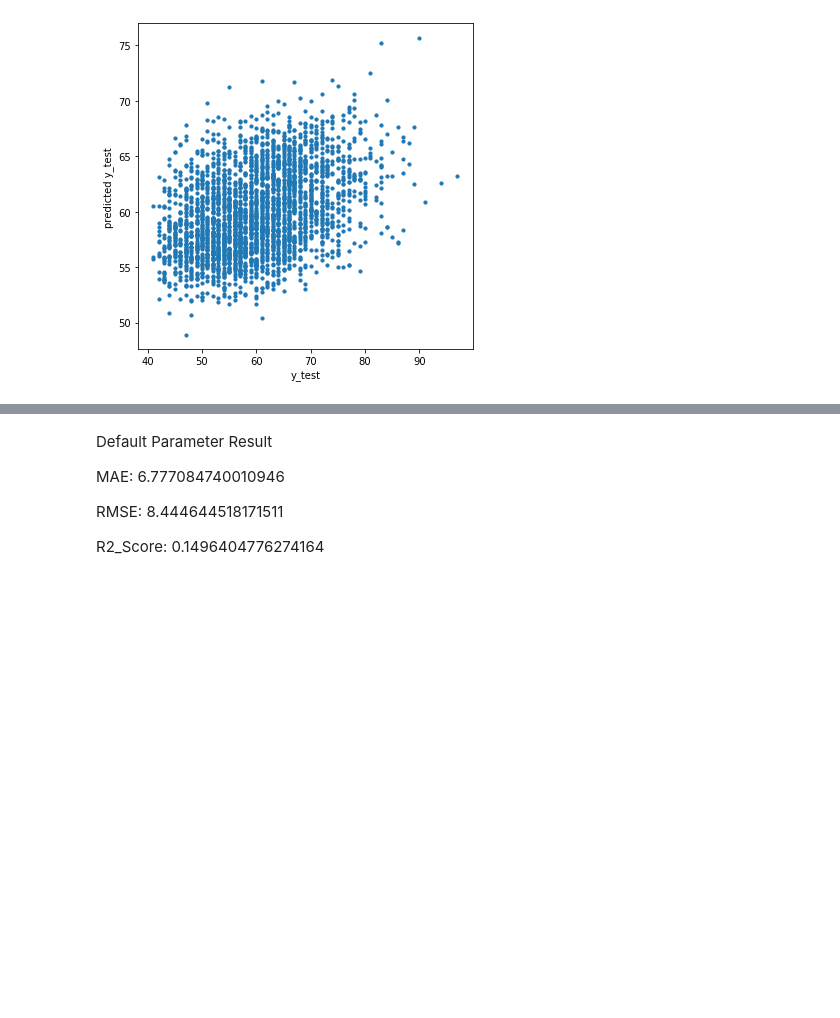
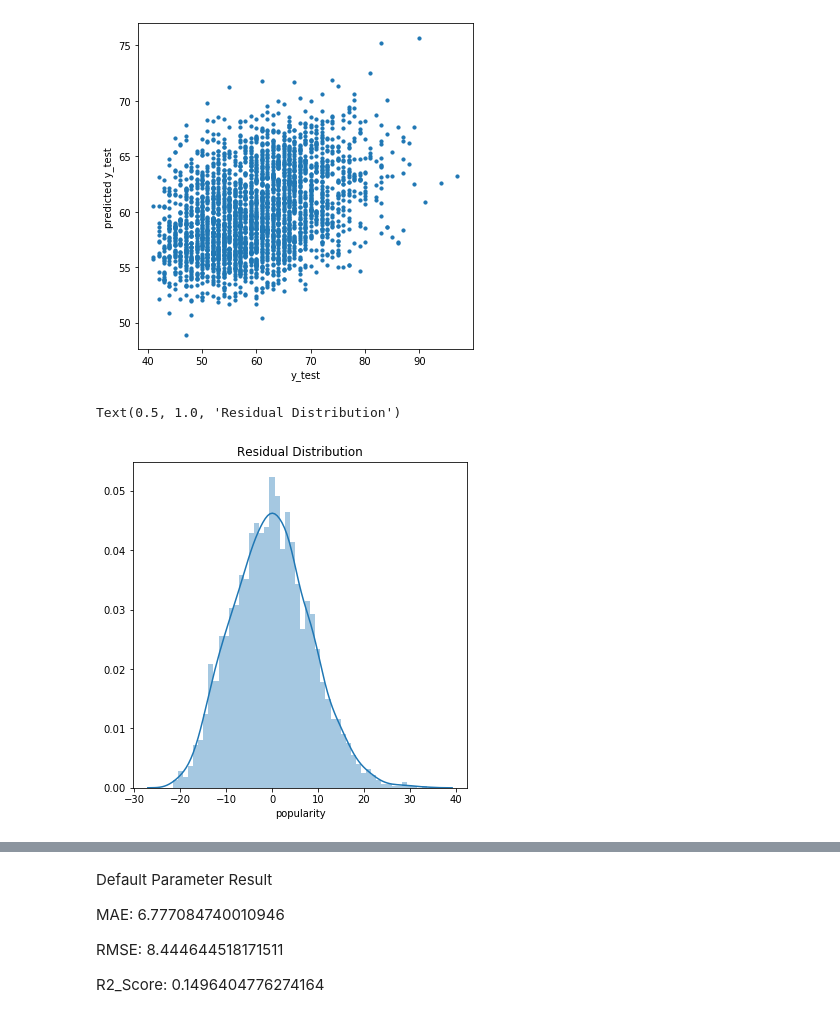
Before and after one commit to rayefraim/JCDSBDG02-Final-Project, a Jupyter notebook: 4) Predicting Popularity with Regression.ipynb, the cells around one changed output, grey strips where cells are left out. Cells and saved outputs as stored; diff of their text form; code cells hidden in the pictures; blank space fills up the shorter version.

```diff
--- a/4) Predicting Popularity with Regression.ipynb
+++ b/4) Predicting Popularity with Regression.ipynb
@@ -226,3 +255,11 @@ plt.ylabel("predicted y_test")
 plt.show()
 # %% [output]
 [figure]
+# %%
+## Residual
+plt.figure(figsize=(6,6))
+sns.distplot(y_test-predictions_test,bins=50)
+plt.title("Residual Distribution")
+# %% [output]
+Text(0.5, 1.0, 'Residual Distribution')
+[figure, added]
```
Also changed, not shown: parts of 6 cells of this notebook.
